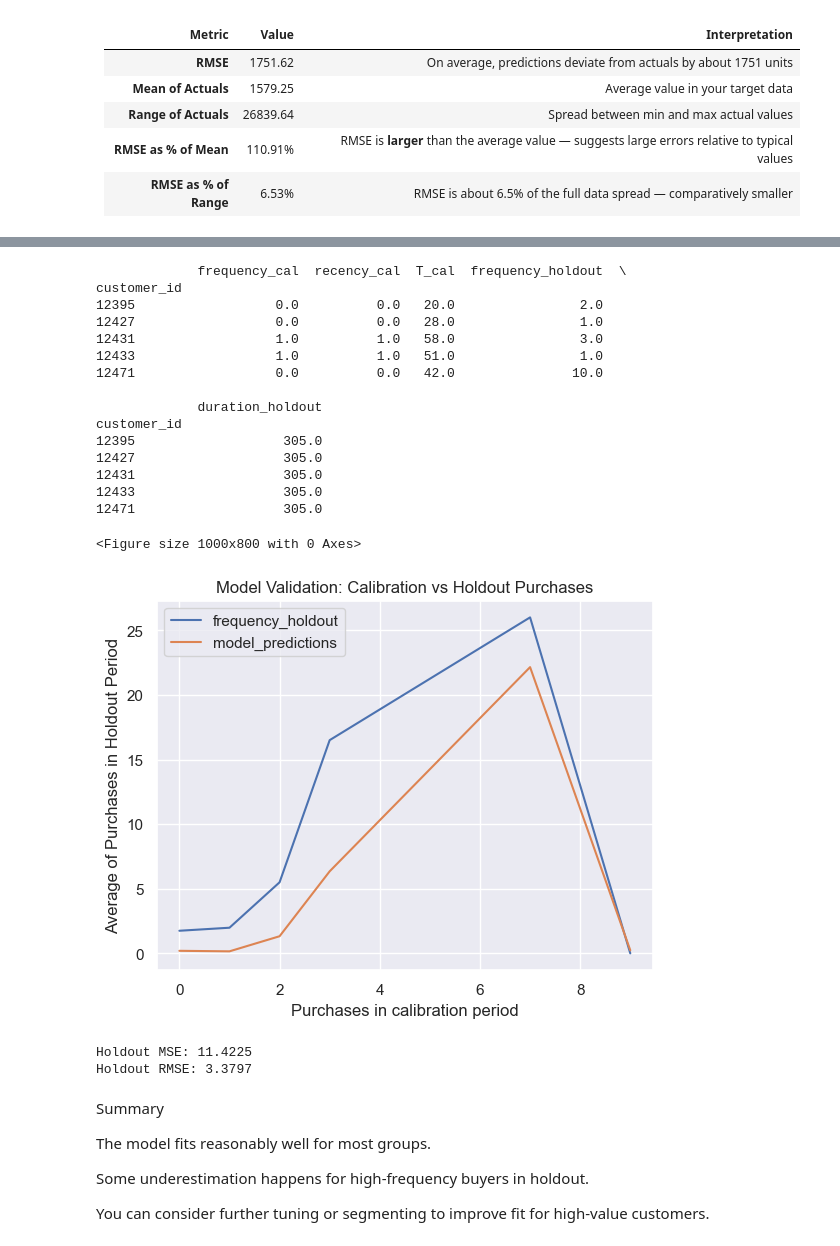
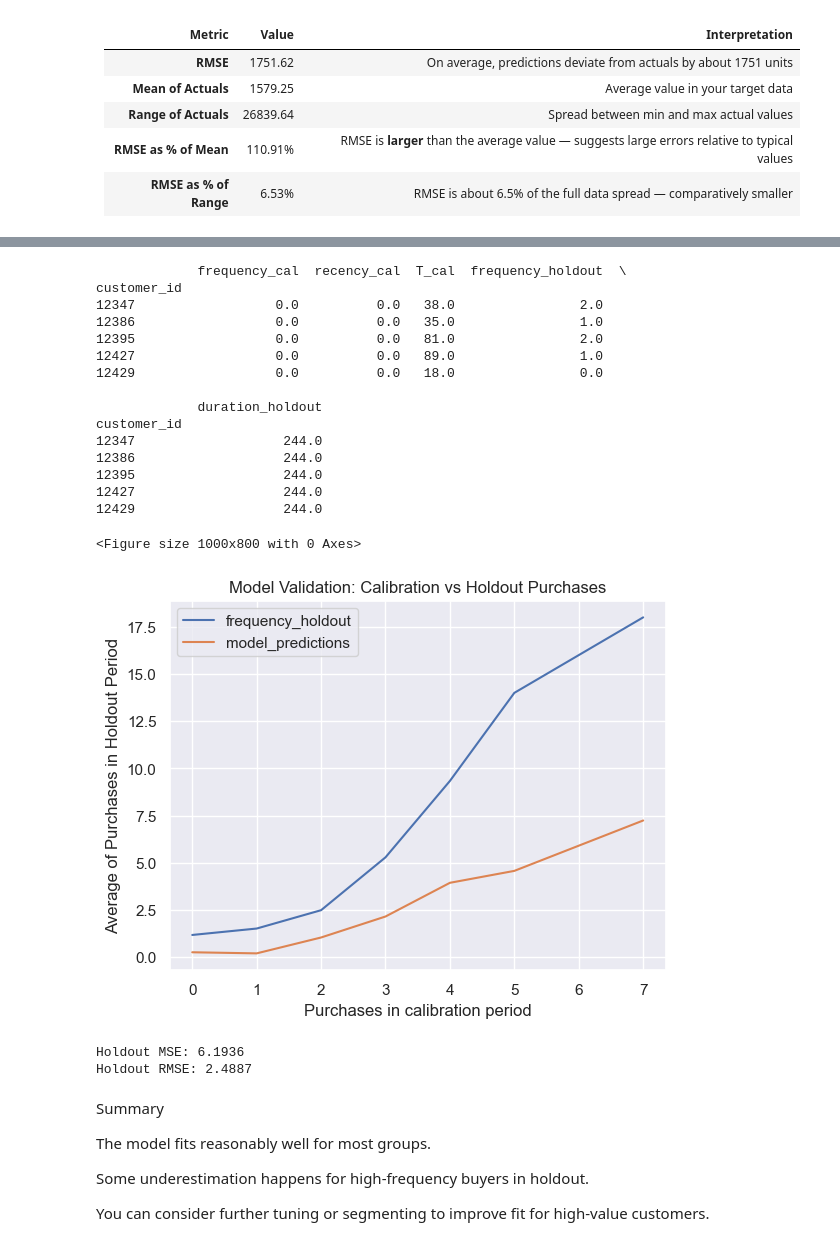
Before and after one commit to CGrainger1/LTV-Capstone-Project, a Jupyter notebook: Step_19_Model_LTV.ipynb, the cells around one changed output, grey strips where cells are left out. Drawn from its saved outputs; the diff is of its cells as text; code cells hidden in the pictures.

```diff
--- a/Step_19_Model_LTV.ipynb
+++ b/Step_19_Model_LTV.ipynb
@@ -246,7 +246,7 @@ summary_cal_holdout = calibration_and_holdout_data(
     mart_all_data,
     customer_id_col='customer_id',
     datetime_col='transaction_date',
-    calibration_period_end='2019-03-01',   # Replace with your calibration end date
+    calibration_period_end='2019-05-01',   # Replace with your calibration end date
     observation_period_end='2019-12-31'    # Replace with your holdout end date
 )
 
@@ -260,46 +260,46 @@ bgf_cal.fit(
     summary_cal_holdout['T_cal']
 )
 
 # Plot calibration vs holdout purchases
 plt.figure(figsize=(10,8))
 plot_calibration_purchases_vs_holdout_purchases(bgf_cal, summary_cal_holdout)
 plt.title("Model Validation: Calibration vs Holdout Purchases")
 plt.show()
 
 # Optional: Evaluate prediction accuracy numerically
 predicted_purchases = bgf_cal.conditional_expected_number_of_purchases_up_to_time(
     summary_cal_holdout['duration_holdout'],
     summary_cal_holdout['frequency_cal'],
     summary_cal_holdout['recency_cal'],
     summary_cal_holdout['T_cal']
 )
 
 predicted_purchases.fillna(predicted_purchases.mean(), inplace=True)
 
 mse = mean_squared_error(summary_cal_holdout['frequency_holdout'], predicted_purchases)
 rmse = sqrt(mse)
 print(f'Holdout MSE: {mse:.4f}')
 print(f'Holdout RMSE: {rmse:.4f}')
 # %% [output]
              frequency_cal  recency_cal  T_cal  frequency_holdout  \
 customer_id
-12395                  0.0          0.0   20.0                2.0
-12427                  0.0          0.0   28.0                1.0
-12431                  1.0          1.0   58.0                3.0
-12433                  1.0          1.0   51.0                1.0
-12471                  0.0          0.0   42.0               10.0
+12347                  0.0          0.0   38.0                2.0
+12386                  0.0          0.0   35.0                1.0
+12395                  0.0          0.0   81.0                2.0
+12427                  0.0          0.0   89.0                1.0
+12429                  0.0          0.0   18.0                0.0
 
              duration_holdout
 customer_id
-12395                   305.0
-12427                   305.0
-12431                   305.0
-12433                   305.0
-12471                   305.0
+12347                   244.0
+12386                   244.0
+12395                   244.0
+12427                   244.0
+12429                   244.0
 <Figure size 1000x800 with 0 Axes>
-[figure, old version]
+[figure, new version]
-Holdout MSE: 11.4225
-Holdout RMSE: 3.3797
+Holdout MSE: 6.1936
+Holdout RMSE: 2.4887
 # %% [markdown]
 Summary
 
```
Also changed, not shown: parts of 8 cells of this notebook.
